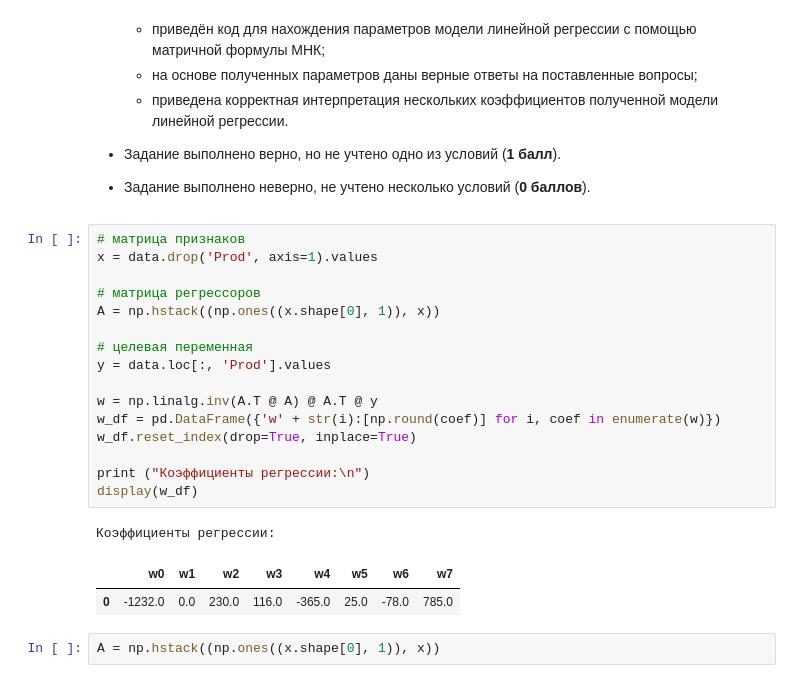
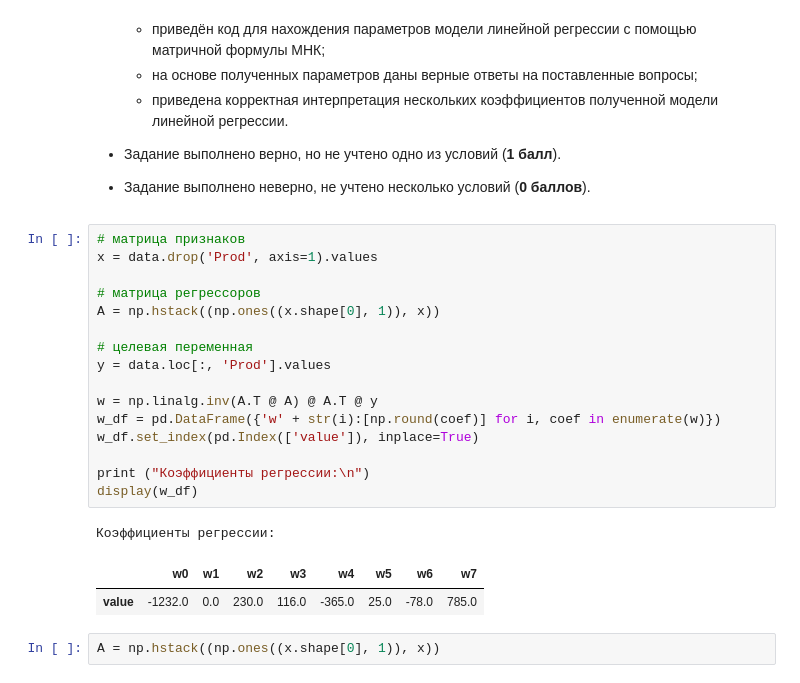
Before and after one commit to akitim/SkillFactory_current, a Jupyter notebook: MATH_ML_2_Практика_Акимкин.ipynb, the cells around one changed output. Saved outputs shown, nothing was run; the diff lists cells and outputs as text.

```diff
--- a/MATH_ML_2_Практика_Акимкин.ipynb
+++ b/MATH_ML_2_Практика_Акимкин.ipynb
@@ -163,23 +160,23 @@ np.linalg.det(data.values)
 # %%
 # матрица признаков
 x = data.drop('Prod', axis=1).values
 
 # матрица регрессоров
 A = np.hstack((np.ones((x.shape[0], 1)), x))
 
 # целевая переменная
 y = data.loc[:, 'Prod'].values
 
 w = np.linalg.inv(A.T @ A) @ A.T @ y
 w_df = pd.DataFrame({'w' + str(i):[np.round(coef)] for i, coef in enumerate(w)})
-w_df.reset_index(drop=True, inplace=True)
+w_df.set_index(pd.Index(['value']), inplace=True)
 
 print ("Коэффициенты регрессии:\n")
 display(w_df)
 # %% [output]
 Коэффициенты регрессии:
 |  | w0 | w1 | w2 | w3 | w4 | w5 | w6 | w7 |
-| 0 | -1232.0 | 0.0 | 230.0 | 116.0 | -365.0 | 25.0 | -78.0 | 785.0 |
+| value | -1232.0 | 0.0 | 230.0 | 116.0 | -365.0 | 25.0 | -78.0 | 785.0 |
 # %%
 A = np.hstack((np.ones((x.shape[0], 1)), x))
 # %% [output]
```
Also changed, not shown: parts of 1 cell of this notebook.
